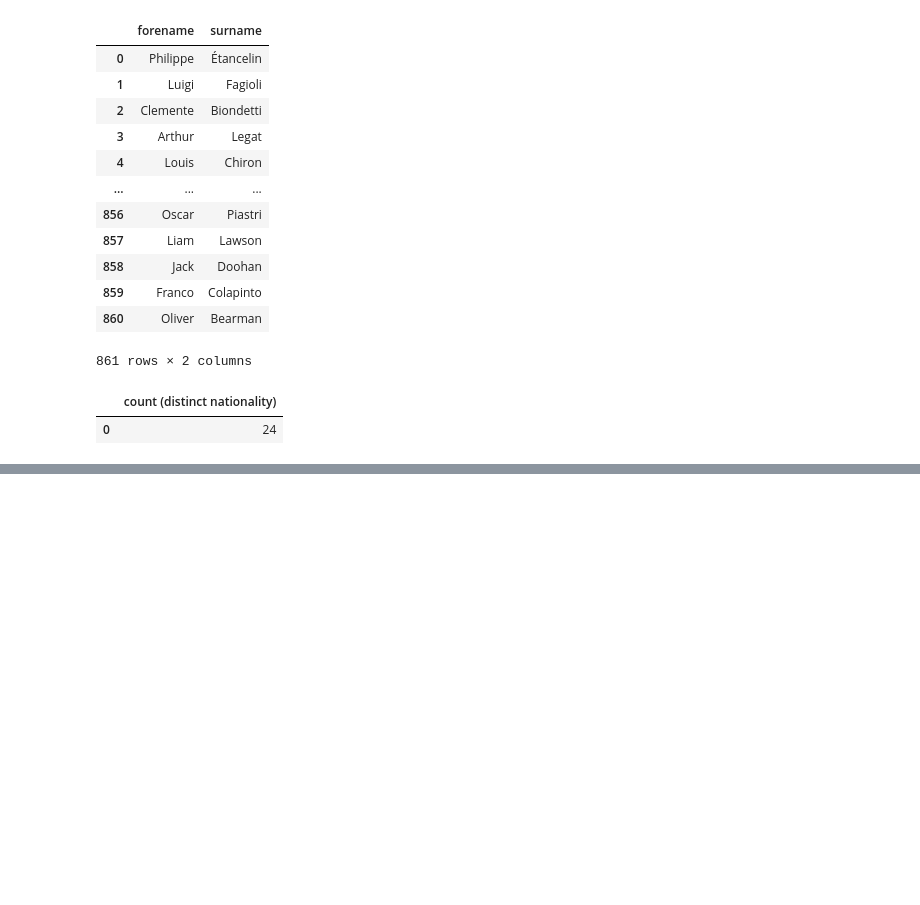
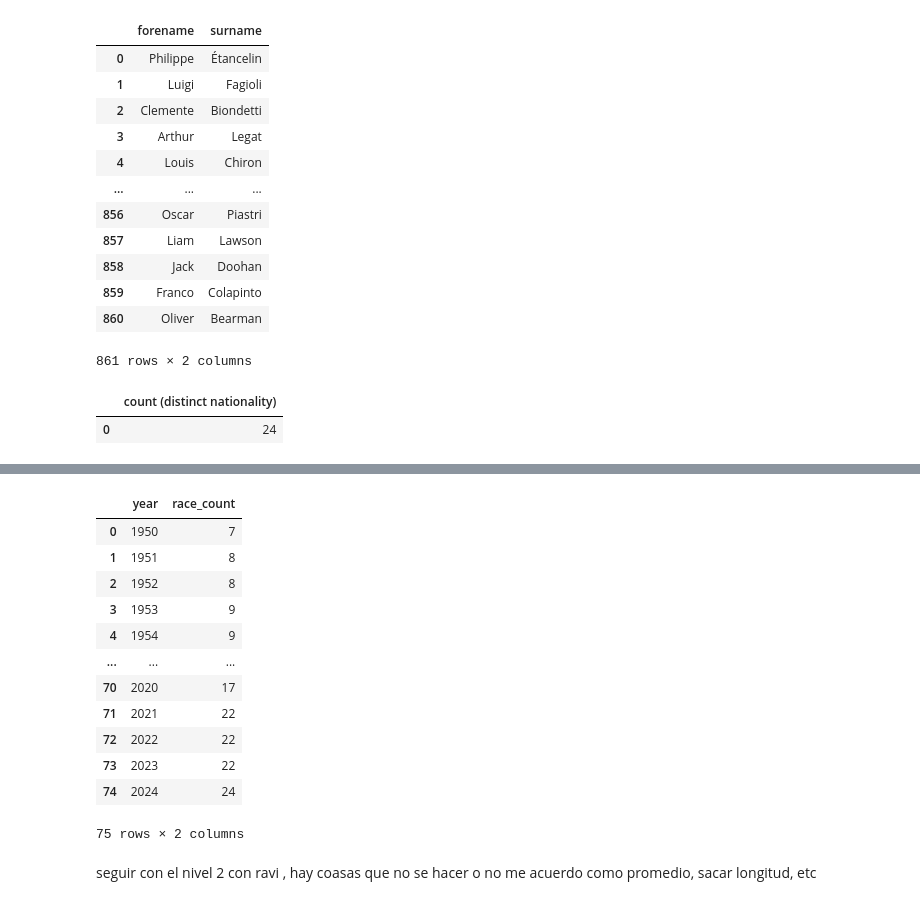
Before and after one commit to roreravi/kevin, a Jupyter notebook: sql-python/ejercicios.ipynb, the cells around one changed output, grey strips where cells are left out. Saved outputs shown, nothing was run; the diff lists cells and outputs as text; code cells hidden in the pictures; blank space fills up the shorter version.

```diff
--- a/sql-python/ejercicios.ipynb
+++ b/sql-python/ejercicios.ipynb
@@ -310,0 +358,26 @@ Pregunta: ¿Cuáles son los nombres (name) de las carreras que incluyen la palab
+# %%
+#¿Cuántas carreras se celebraron en cada año? Muestra el año y el conteo de carreras, ordenado por año ascendente. repasar porque no la pude hacer solo
+query = """SELECT STRFTIME('%Y', date) AS year, COUNT(*) AS race_count
+FROM races
+GROUP BY year
+ORDER BY year ASC;
+"""
+df = pd.read_sql_query(query, engine)
+# %%
+df
+# %% [output]
+|  | year | race_count |
+| 0 | 1950 | 7 |
+| 1 | 1951 | 8 |
+| 2 | 1952 | 8 |
+| 3 | 1953 | 9 |
+| 4 | 1954 | 9 |
+| ... | ... | ... |
+| 70 | 2020 | 17 |
+| 71 | 2021 | 22 |
+| 72 | 2022 | 22 |
+| 73 | 2023 | 22 |
+| 74 | 2024 | 24 |
+75 rows × 2 columns
+# %% [markdown]
+seguir con el nivel 2 con ravi , hay coasas que no se hacer o no me acuerdo como promedio, sacar longitud, etc
```
Also changed, not shown: parts of 8 cells of this notebook, 1 other file.
